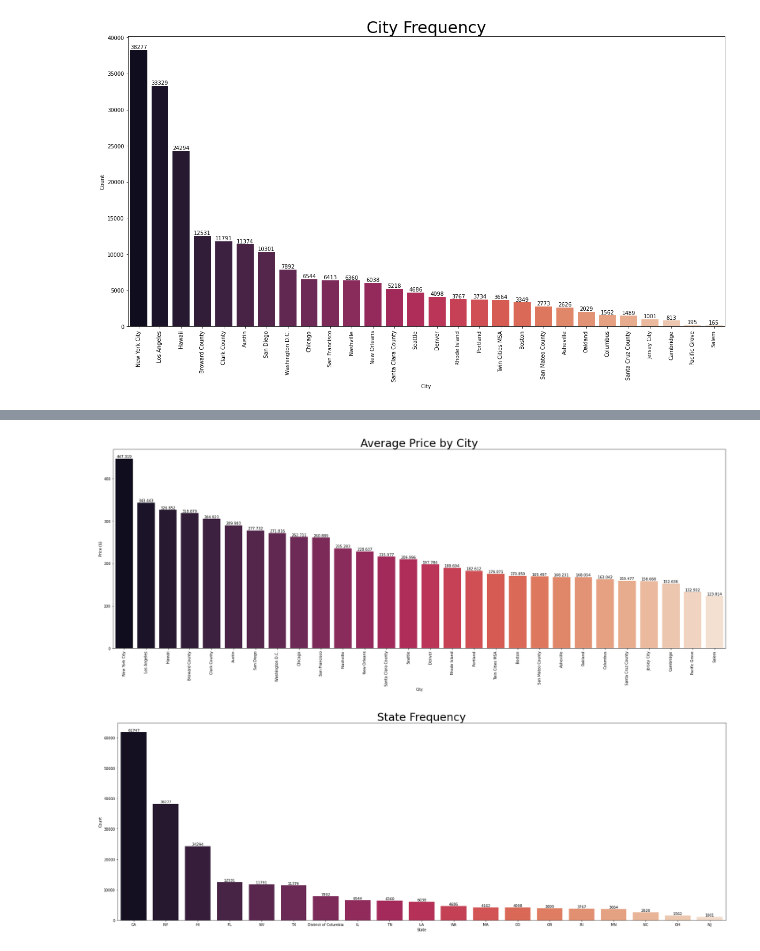
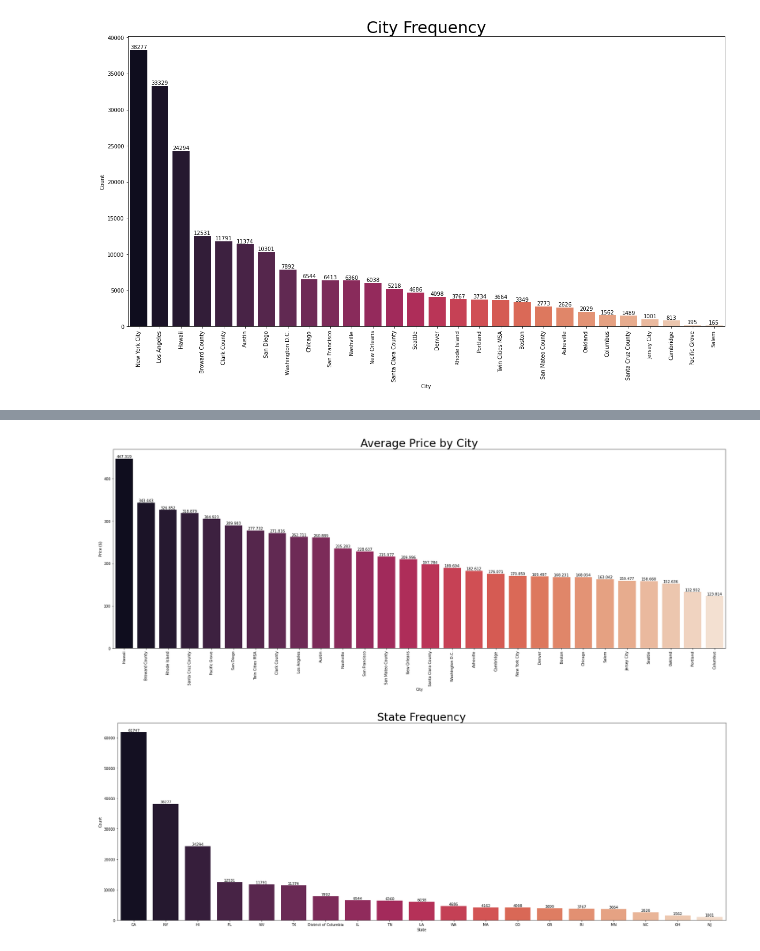
Before and after one commit to caroline-eggett/airbnb-price-predictor, a Jupyter notebook: descriptive_analytics.ipynb, the cells around one changed output, grey strips where cells are left out. Cells and saved outputs as stored; diff of their text form; code cells hidden in the pictures.

```diff
--- a/descriptive_analytics.ipynb
+++ b/descriptive_analytics.ipynb
@@ -230,13 +268,13 @@ order = df.groupby(["City"])["Price"].mean().sort_values(ascending=False).index
 # %%
 plt.figure(figsize=(30, 10))
-City_Price_Plot = sns.barplot(data=df, x="City", y="Price", color="salmon", order=order, ci=None, palette="rocket")
+City_Price_Plot = sns.barplot(data=df, x="City", y="Price", ci=None, order=order, palette="rocket")
 City_Price_Plot.set(xlabel = "City", ylabel = "Price ($)", title = "Average Price by City")
 City_Price_Plot.set_title("Average Price by City", fontsize = 30)
-City_Price_Plot.set_xticklabels(City_Plot.get_xticklabels(), rotation=90)
+City_Price_Plot.set_xticklabels(order, rotation=90)
 for i in City_Price_Plot.containers:
     City_Price_Plot.bar_label(i,)
 # %% [output]
-[figure, old version]
+[figure, new version]
 # %%
 order3 = df.groupby(["State"])["Price"].count().sort_values(ascending=False).index
 # %%
```
Also changed, not shown: parts of 3 cells of this notebook, 2 other files.
